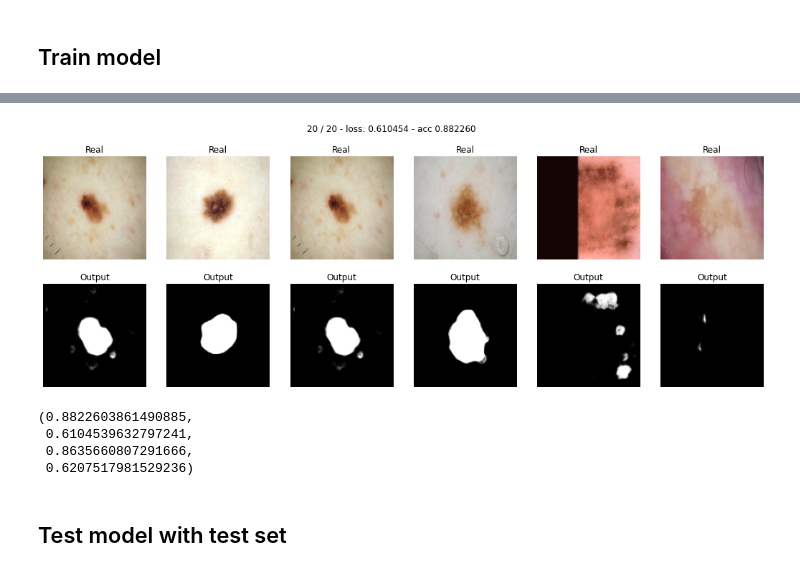
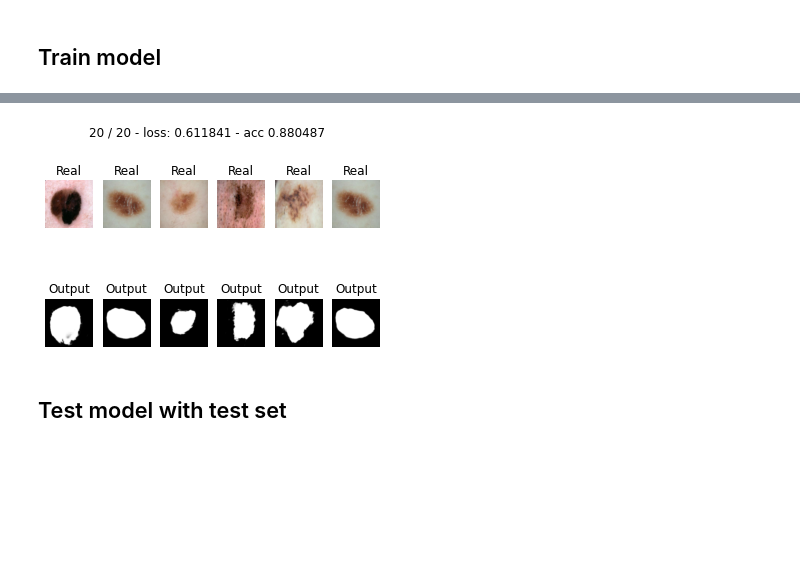
Before and after one commit to nikarav/Deep-Learning-In-Computer-Vision, a Jupyter notebook: Project3/Project3.ipynb, the cells around one changed output, grey strips where cells are left out. Drawn from its saved outputs; the diff is of its cells as text; code cells hidden in the pictures; blank space fills up the shorter version.

```diff
--- a/Project3/Project3.ipynb
+++ b/Project3/Project3.ipynb
@@ -682,6 +682,6 @@ def train(model, opt, loss_fn, epochs, train_loader, val_loader):
 # %% [markdown]
 ## Train model
 # %%
-train(model, optim.Adam(model.parameters()), bce_loss, 20, train_loader, validation_loader)
+results_11 = train(model, optim.Adam(model.parameters()), bce_loss, 20, train_loader, validation_loader)
 # %% [output]
 * Epoch 20/20
@@ -692,8 +692,4 @@ train(model, optim.Adam(model.parameters()), bce_loss, 20, train_loader, validat
-[figure, old version]
+[figure, new version]
-(0.8822603861490885,
- 0.6104539632797241,
- 0.8635660807291666,
- 0.6207517981529236)
 # %% [markdown]
 ## Test model with test set
 # %%
```
Also changed, not shown: parts of 20 cells of this notebook, 2 other files.
